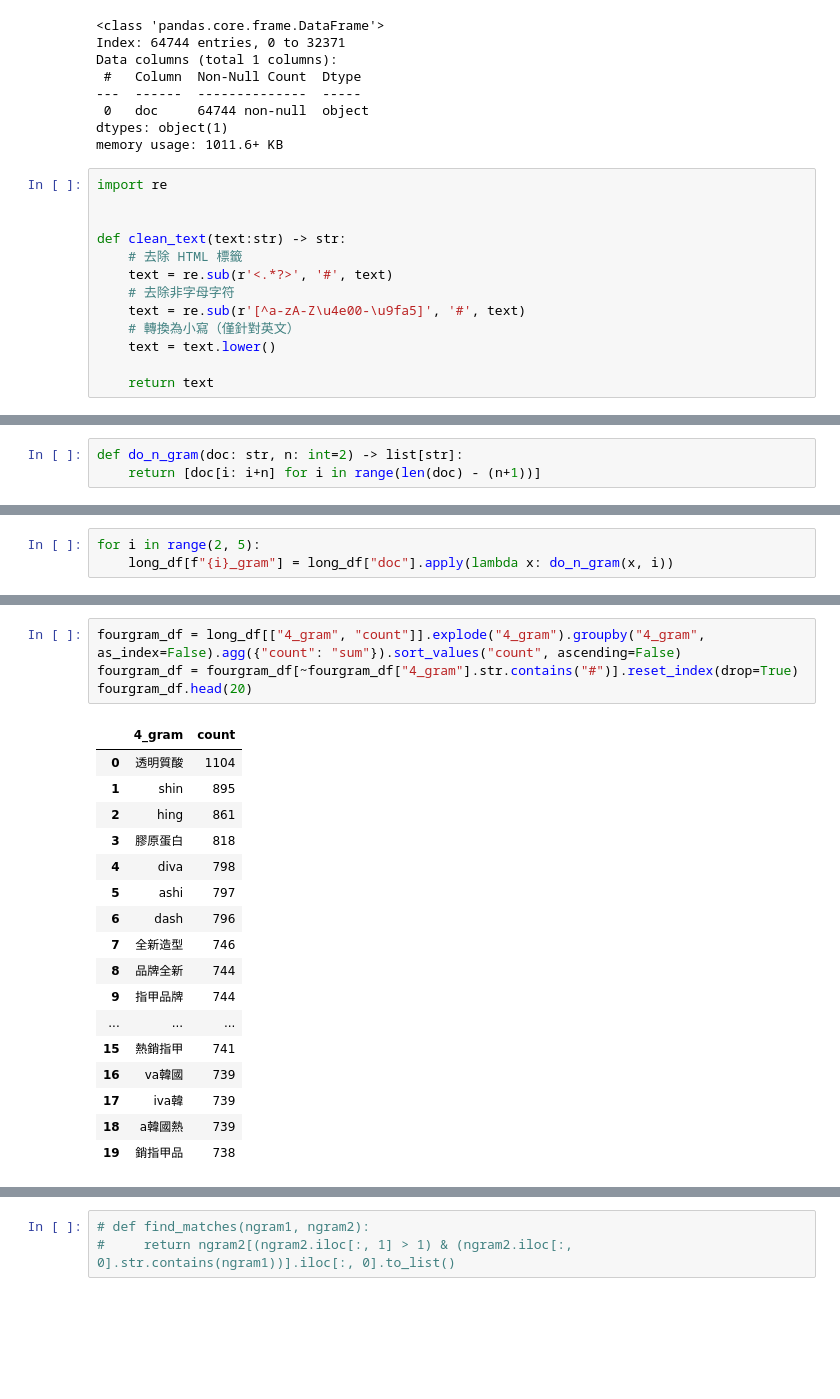
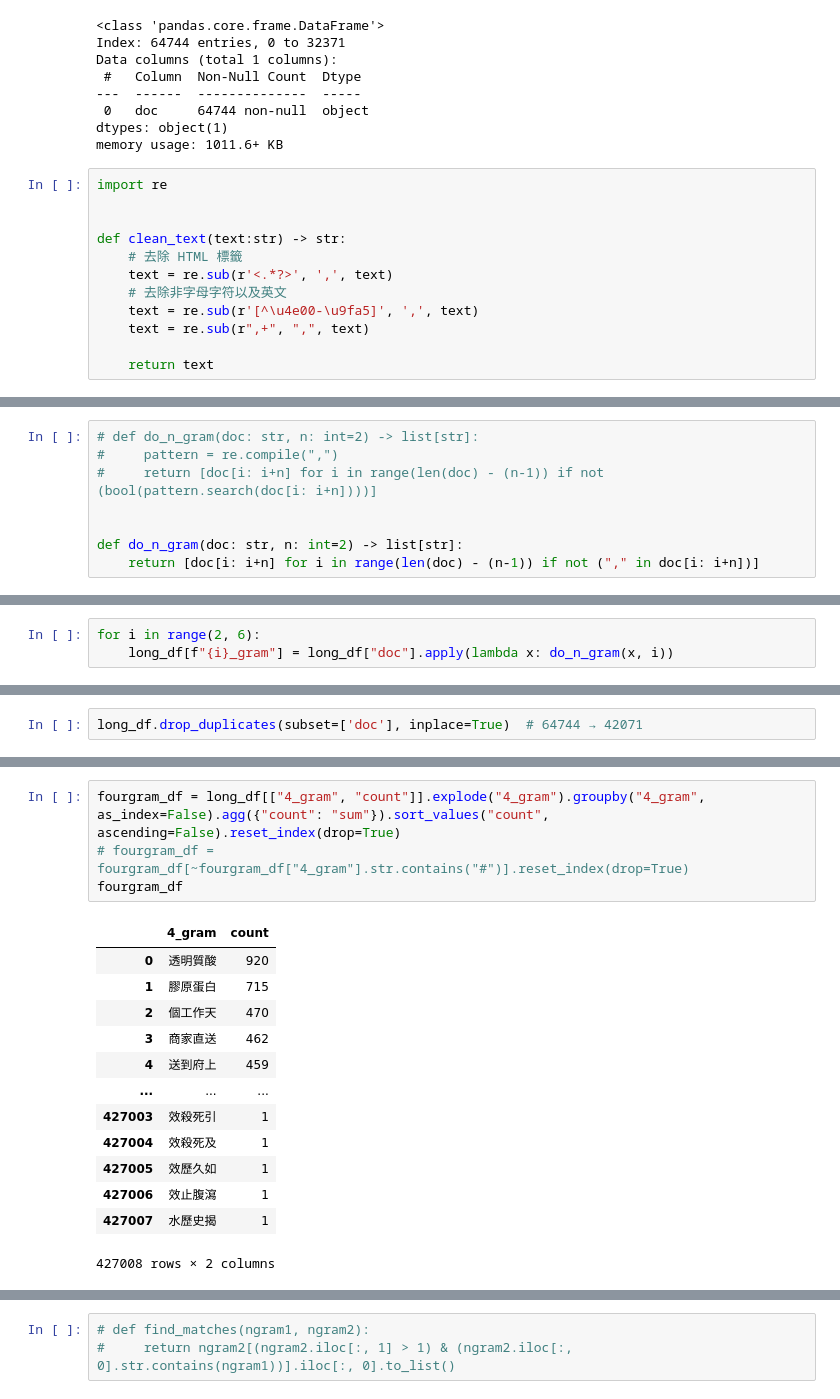
Before and after one commit to victor31ao/n_gram_and_hanlp, a Jupyter notebook: n_gram_df.ipynb, the cells around one changed output, grey strips where cells are left out. Saved outputs shown, nothing was run; the diff lists cells and outputs as text; blank space fills up the shorter version.

```diff
--- a/n_gram_df.ipynb
+++ b/n_gram_df.ipynb
@@ -57,11 +57,10 @@ import re
 
 def clean_text(text:str) -> str:
     # 去除 HTML 標籤
-    text = re.sub(r'<.*?>', '#', text)
-    # 去除非字母字符
-    text = re.sub(r'[^a-zA-Z\u4e00-\u9fa5]', '#', text)
-    # 轉換為小寫（僅針對英文）
-    text = text.lower()
+    text = re.sub(r'<.*?>', ',', text)
+    # 去除非字母字符以及英文
+    text = re.sub(r'[^\u4e00-\u9fa5]', ',', text)
+    text = re.sub(r",+", ",", text)
 
     return text
 # %%
@@ -77,4 +87,9 @@ long_df.head()
 # %%
+# def do_n_gram(doc: str, n: int=2) -> list[str]:
+#     pattern = re.compile(",")
+#     return [doc[i: i+n] for i in range(len(doc) - (n-1)) if not (bool(pattern.search(doc[i: i+n])))]
+
+
 def do_n_gram(doc: str, n: int=2) -> list[str]:
-    return [doc[i: i+n] for i in range(len(doc) - (n+1))]
+    return [doc[i: i+n] for i in range(len(doc) - (n-1)) if not ("," in doc[i: i+n])]
 # %%
@@ -82,4 +97,4 @@ colunm_name = ["bigram", ]
 long_df["count"] = 1
 # %%
-for i in range(2, 5):
+for i in range(2, 6):
     long_df[f"{i}_gram"] = long_df["doc"].apply(lambda x: do_n_gram(x, i))
@@ -94,0 +101,2 @@ long_df.head()
+# %%
+long_df.drop_duplicates(subset=['doc'], inplace=True)  # 64744 → 42071
@@ -139,22 +173,18 @@ trigram_df.head(20)
 # %%
-fourgram_df = long_df[["4_gram", "count"]].explode("4_gram").groupby("4_gram", as_index=False).agg({"count": "sum"}).sort_values("count", ascending=False)
-fourgram_df = fourgram_df[~fourgram_df["4_gram"].str.contains("#")].reset_index(drop=True)
-fourgram_df.head(20)
+fourgram_df = long_df[["4_gram", "count"]].explode("4_gram").groupby("4_gram", as_index=False).agg({"count": "sum"}).sort_values("count", ascending=False).reset_index(drop=True)
+# fourgram_df = fourgram_df[~fourgram_df["4_gram"].str.contains("#")].reset_index(drop=True)
+fourgram_df
 # %% [output]
 |  | 4_gram | count |
-| 0 | 透明質酸 | 1104 |
-| 1 | shin | 895 |
-| 2 | hing | 861 |
-| 3 | 膠原蛋白 | 818 |
-| 4 | diva | 798 |
-| 5 | ashi | 797 |
-| 6 | dash | 796 |
-| 7 | 全新造型 | 746 |
-| 8 | 品牌全新 | 744 |
-| 9 | 指甲品牌 | 744 |
+| 0 | 透明質酸 | 920 |
+| 1 | 膠原蛋白 | 715 |
+| 2 | 個工作天 | 470 |
+| 3 | 商家直送 | 462 |
+| 4 | 送到府上 | 459 |
 | ... | ... | ... |
-| 15 | 熱銷指甲 | 741 |
-| 16 | va韓國 | 739 |
-| 17 | iva韓 | 739 |
-| 18 | a韓國熱 | 739 |
-| 19 | 銷指甲品 | 738 |
+| 427003 | 效殺死引 | 1 |
+| 427004 | 效殺死及 | 1 |
+| 427005 | 效歷久如 | 1 |
+| 427006 | 效止腹瀉 | 1 |
+| 427007 | 水歷史揭 | 1 |
+427008 rows × 2 columns
```
Also changed, not shown: parts of 21 cells of this notebook.
